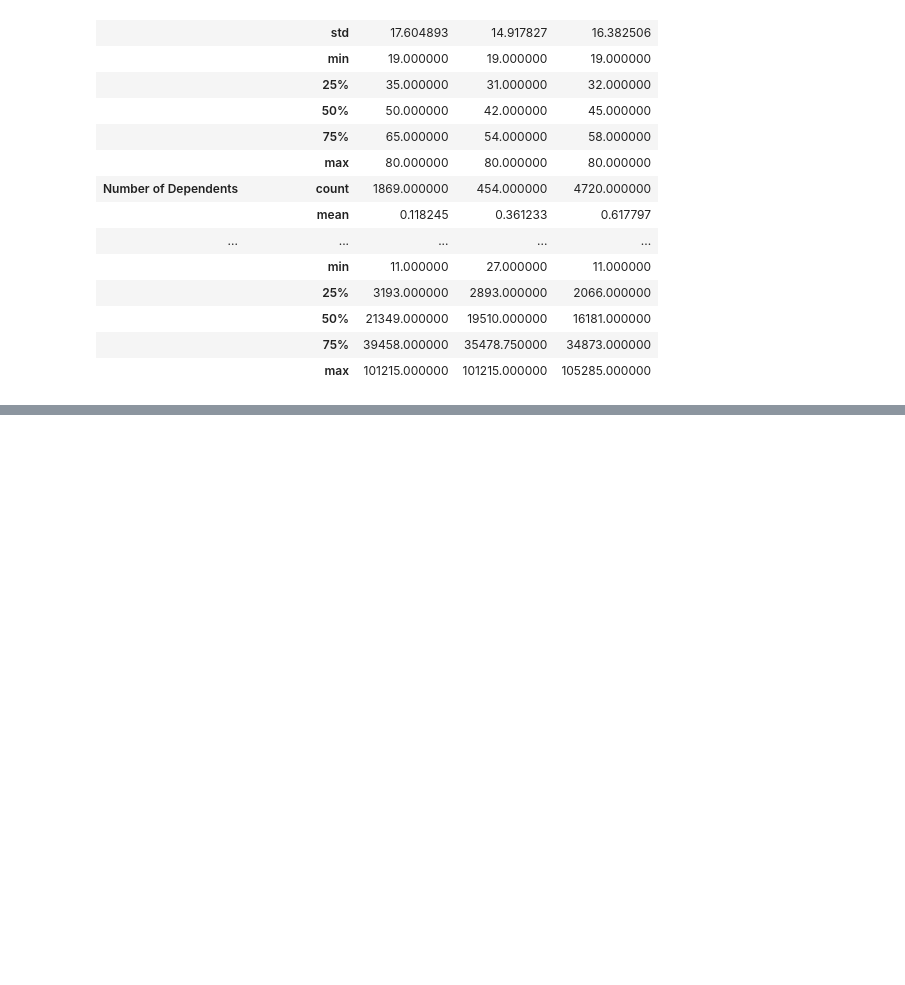
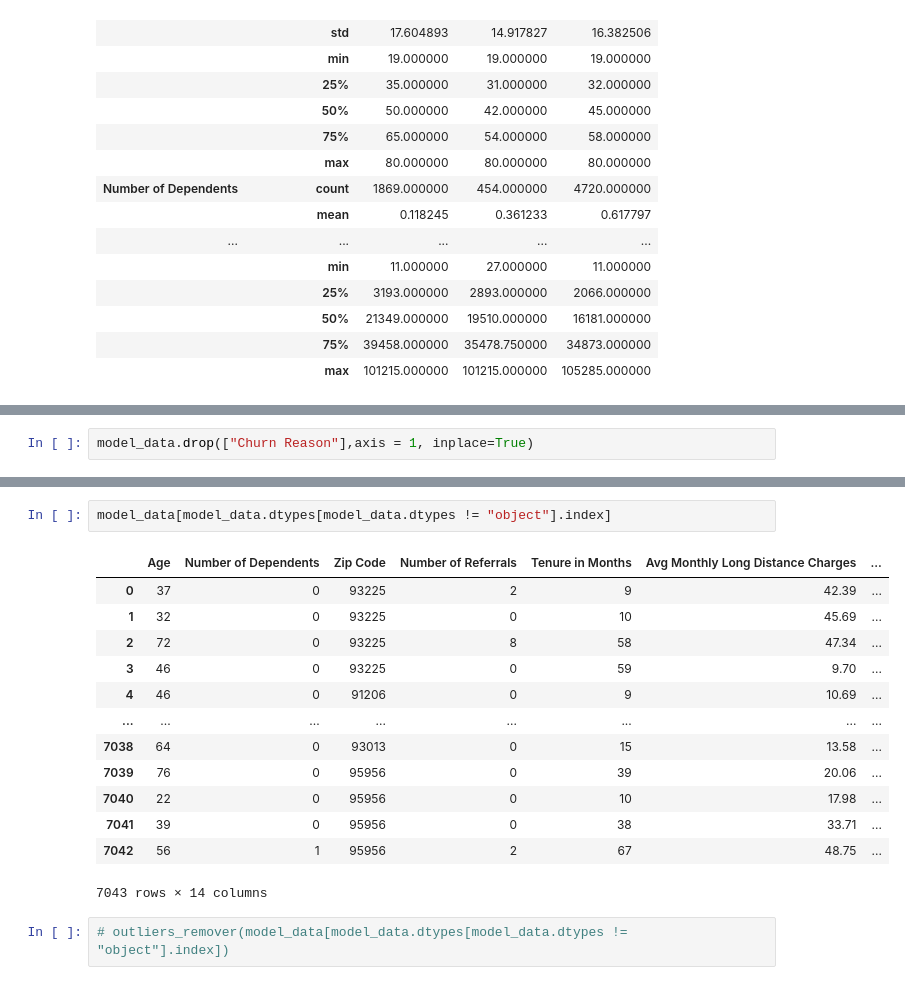
Before and after one commit to 28101991SUNNY/BusinessCase_Data_Exploration-, a Jupyter notebook: Customer Churn Prediction _ classification _ Telecom/Telecom customer Churn Analysis.ipynb, the cells around one changed output, grey strips where cells are left out. Saved outputs shown, nothing was run; the diff lists cells and outputs as text; blank space fills up the shorter version.

```diff
--- a/Customer Churn Prediction _ classification _ Telecom/Telecom customer Churn Analysis.ipynb
+++ b/Customer Churn Prediction _ classification _ Telecom/Telecom customer Churn Analysis.ipynb
@@ -810,0 +828,2 @@ data.groupby("Customer Status").describe().T
+# %%
+model_data.drop(["Churn Reason"],axis = 1, inplace=True)
@@ -810,0 +896,18 @@ data.groupby("Customer Status").describe().T
+# %%
+model_data[model_data.dtypes[model_data.dtypes != "object"].index]
+# %% [output]
+|  | Age | Number of Dependents | Zip Code | Number of Referrals | Tenure in Months | Avg Monthly Long Distance Charges | ... |
+| 0 | 37 | 0 | 93225 | 2 | 9 | 42.39 | ... |
+| 1 | 32 | 0 | 93225 | 0 | 10 | 45.69 | ... |
+| 2 | 72 | 0 | 93225 | 8 | 58 | 47.34 | ... |
+| 3 | 46 | 0 | 93225 | 0 | 59 | 9.70 | ... |
+| 4 | 46 | 0 | 91206 | 0 | 9 | 10.69 | ... |
+| ... | ... | ... | ... | ... | ... | ... | ... |
+| 7038 | 64 | 0 | 93013 | 0 | 15 | 13.58 | ... |
+| 7039 | 76 | 0 | 95956 | 0 | 39 | 20.06 | ... |
+| 7040 | 22 | 0 | 95956 | 0 | 10 | 17.98 | ... |
+| 7041 | 39 | 0 | 95956 | 0 | 38 | 33.71 | ... |
+| 7042 | 56 | 1 | 95956 | 2 | 67 | 48.75 | ... |
+7043 rows × 14 columns
+# %%
+# outliers_remover(model_data[model_data.dtypes[model_data.dtypes != "object"].index])
```
Also changed, not shown: parts of 18 cells of this notebook.
